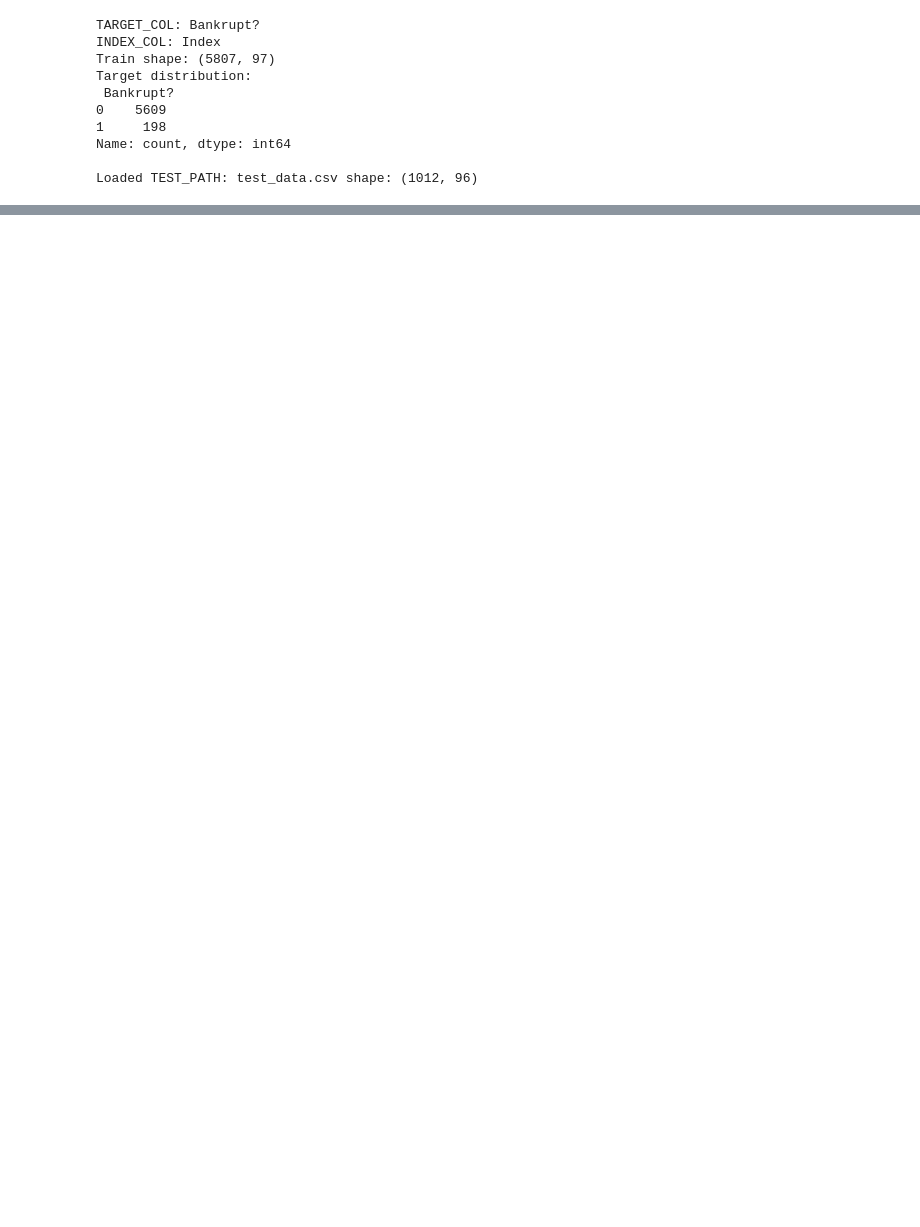
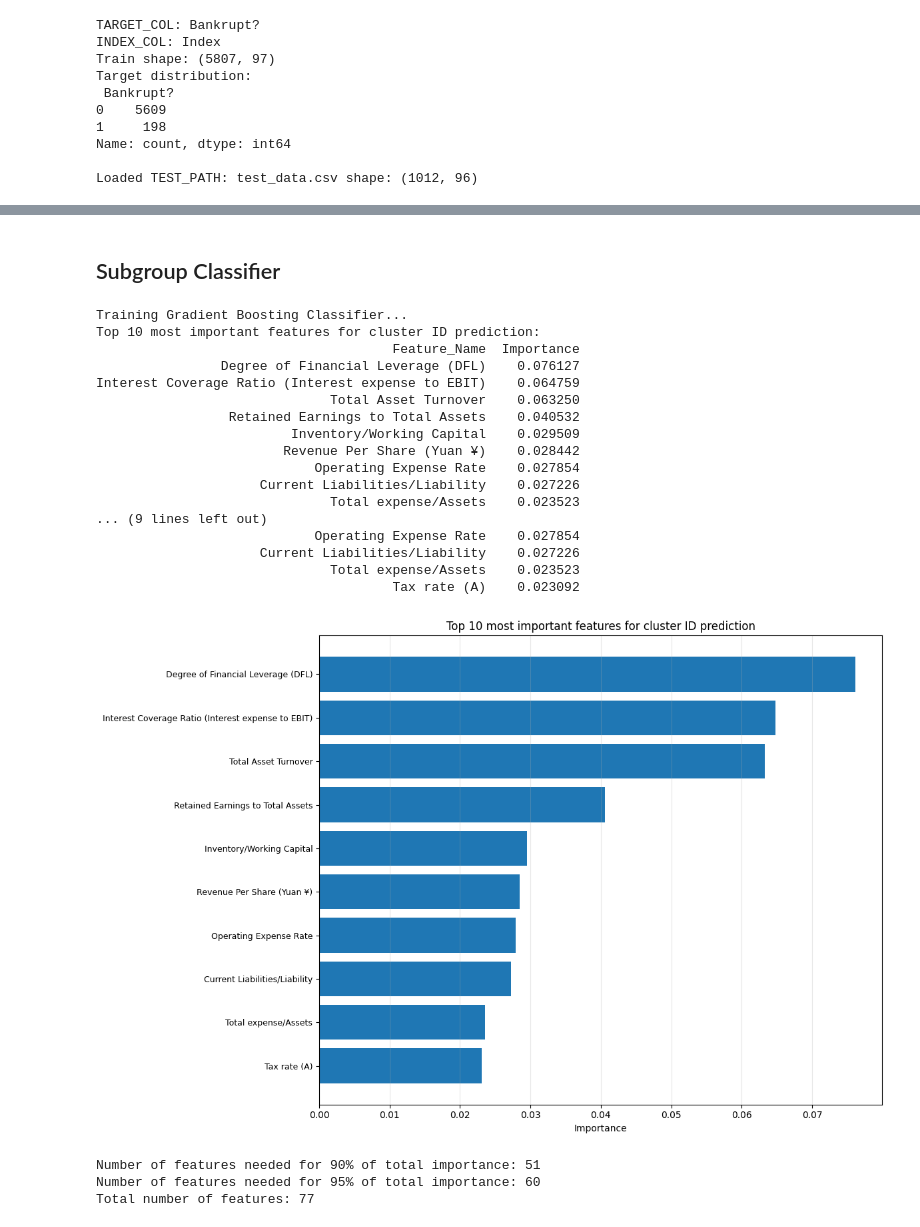
Before and after one commit to 21dhruvp/559-final-proj, a Jupyter notebook: clustering.ipynb, the cells around one changed output, grey strips where cells are left out. Cells and saved outputs as stored; diff of their text form; code cells hidden in the pictures; blank space fills up the shorter version.

```diff
--- a/clustering.ipynb
+++ b/clustering.ipynb
@@ -315,3 +319,80 @@ cluster_csv_paths
  PosixPath('artifacts/cluster_1_train.csv'),
  PosixPath('artifacts/cluster_2_train.csv'),
  PosixPath('artifacts/cluster_3_train.csv')]
+# %% [markdown]
+## Subgroup Classifier
+# %%
+# Prepare data for cluster ID classifier
+X = core_preprocess.transform(train_df.drop(columns=[TARGET_COL, INDEX_COL, 'cluster_id']))
+y = train_df['cluster_id'].to_numpy()
+# %%
+from sklearn.ensemble import GradientBoostingClassifier
+# Train the best classifier (Gradient Boosting) on full dataset
+print("\nTraining Gradient Boosting Classifier...")
+gbclf = GradientBoostingClassifier(
+    n_estimators=50,
+    max_depth=5,
+    learning_rate=0.1,
+    random_state=RANDOM_STATE
+)
+gbclf.fit(X, y)
+
+# Get feature importances
+feature_importances = gbclf.feature_importances_
+
+# Extract feature names from the preprocessing pipeline (after they don't change anymore)
+feature_names = core_preprocess.named_steps['skew'].get_feature_names_out()
+
+n_features = len(feature_names)
+
+# Create feature importance dataframe with actual feature names
+importance_df = pd.DataFrame({
+    'Feature_Name': feature_names,
+    'Importance': feature_importances
+}).sort_values('Importance', ascending=False)
+
+print("Top 10 most important features for cluster ID prediction:")
+print(importance_df.head(10).to_string(index=False))
+
+# Visualize top 10 feature importances
+fig, ax = plt.subplots(figsize=(12, 8))
+top_10 = importance_df.head(10)
+ax.barh(range(10), top_10['Importance'].values[::-1])
+ax.set_yticks(range(10))
+ax.set_yticklabels(top_10['Feature_Name'].values[::-1], fontsize=9)
+ax.set_xlabel('Importance')
+ax.set_title("Top 10 most important features for cluster ID prediction")
+ax.grid(axis='x', alpha=0.3)
+plt.tight_layout()
+plt.show()
+
+# Calculate cumulative importance
+importance_df['Cumulative_Importance'] = importance_df['Importance'].cumsum()
+n_features_90 = (importance_df['Cumulative_Importance'] <= 0.90).sum()
+n_features_95 = (importance_df['Cumulative_Importance'] <= 0.95).sum()
+
+print(f"\nNumber of features needed for 90% of total importance: {n_features_90}")
+print(f"Number of features needed for 95% of total importance: {n_features_95}")
+print(f"Total number of features: {n_features}")
+# %% [output]
+Training Gradient Boosting Classifier...
+Top 10 most important features for cluster ID prediction:
+                                      Feature_Name  Importance
+                Degree of Financial Leverage (DFL)    0.076127
+Interest Coverage Ratio (Interest expense to EBIT)    0.064759
+                              Total Asset Turnover    0.063250
+                 Retained Earnings to Total Assets    0.040532
+                         Inventory/Working Capital    0.029509
+                        Revenue Per Share (Yuan ¥)    0.028442
+                            Operating Expense Rate    0.027854
+                     Current Liabilities/Liability    0.027226
+                              Total expense/Assets    0.023523
+... (9 lines left out)
+                            Operating Expense Rate    0.027854
+                     Current Liabilities/Liability    0.027226
+                              Total expense/Assets    0.023523
+                                      Tax rate (A)    0.023092
+[figure, added]
+Number of features needed for 90% of total importance: 51
+Number of features needed for 95% of total importance: 60
+Total number of features: 77
```
Also changed, not shown: parts of 5 cells of this notebook, 10 other files.
